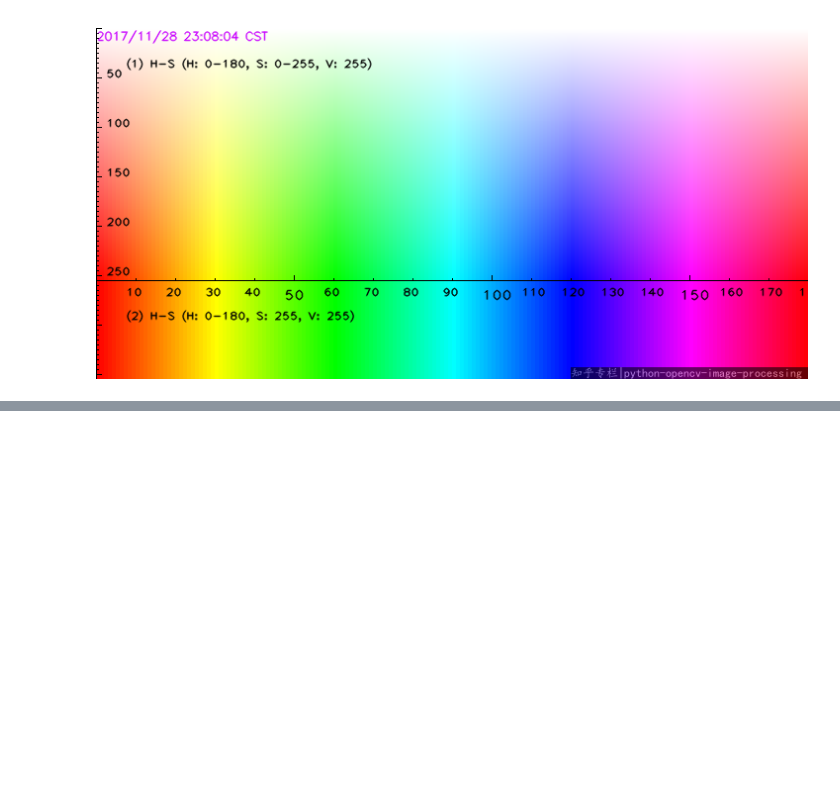
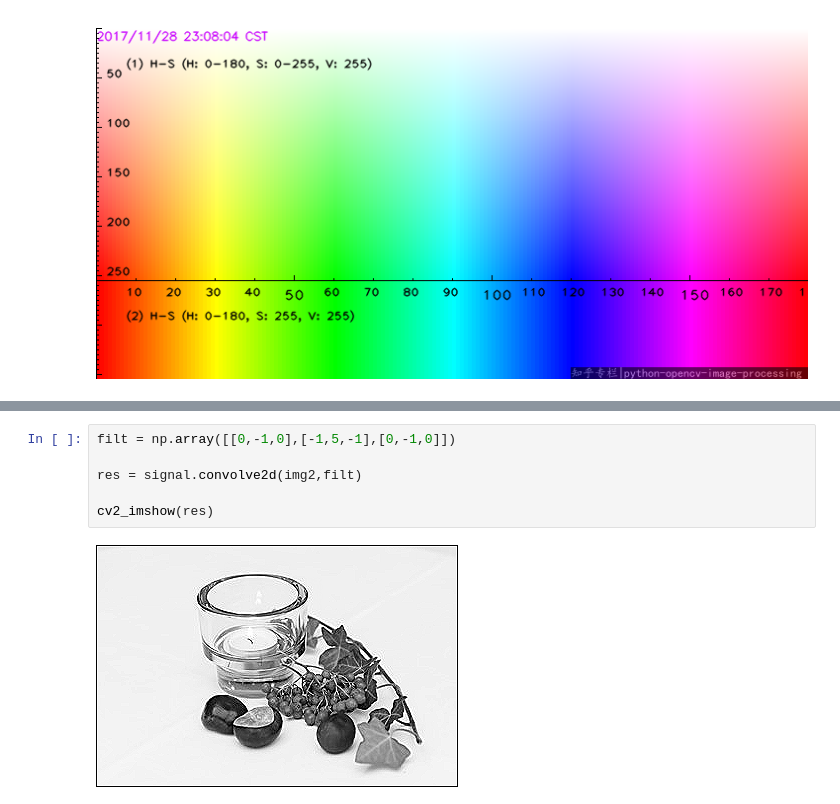
Before and after one commit to kev1092/Lab1, a Jupyter notebook: Lab1_Color_and_Convolutions.ipynb, the cells around one changed output, grey strips where cells are left out. Cells and saved outputs as stored; diff of their text form; blank space fills up the shorter version.

```diff
--- a/Lab1_Color_and_Convolutions.ipynb
+++ b/Lab1_Color_and_Convolutions.ipynb
@@ -194,0 +219,8 @@ cv2_imshow(res)
+# %%
+filt = np.array([[0,-1,0],[-1,5,-1],[0,-1,0]])
+
+res = signal.convolve2d(img2,filt)
+
+cv2_imshow(res)
+# %% [output]
+[figure, added]
```
Also changed, not shown: parts of 19 cells of this notebook.
